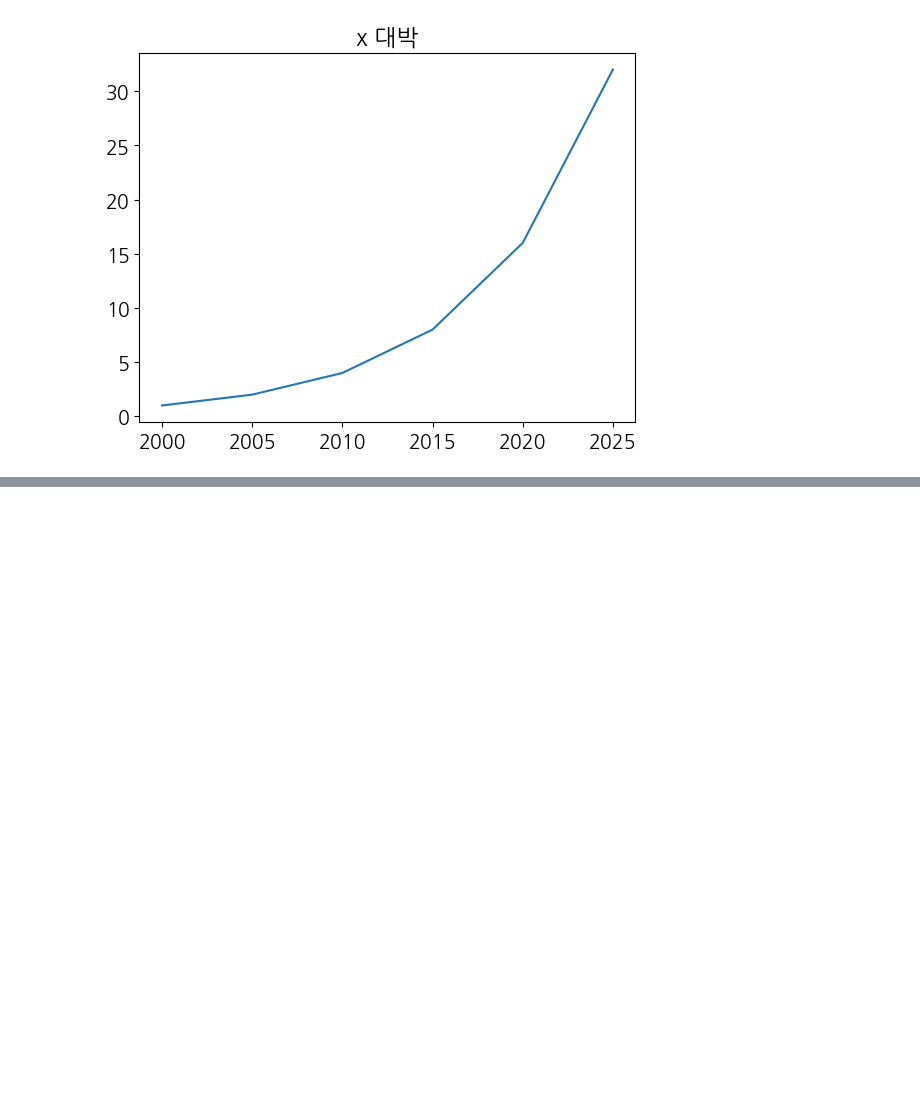
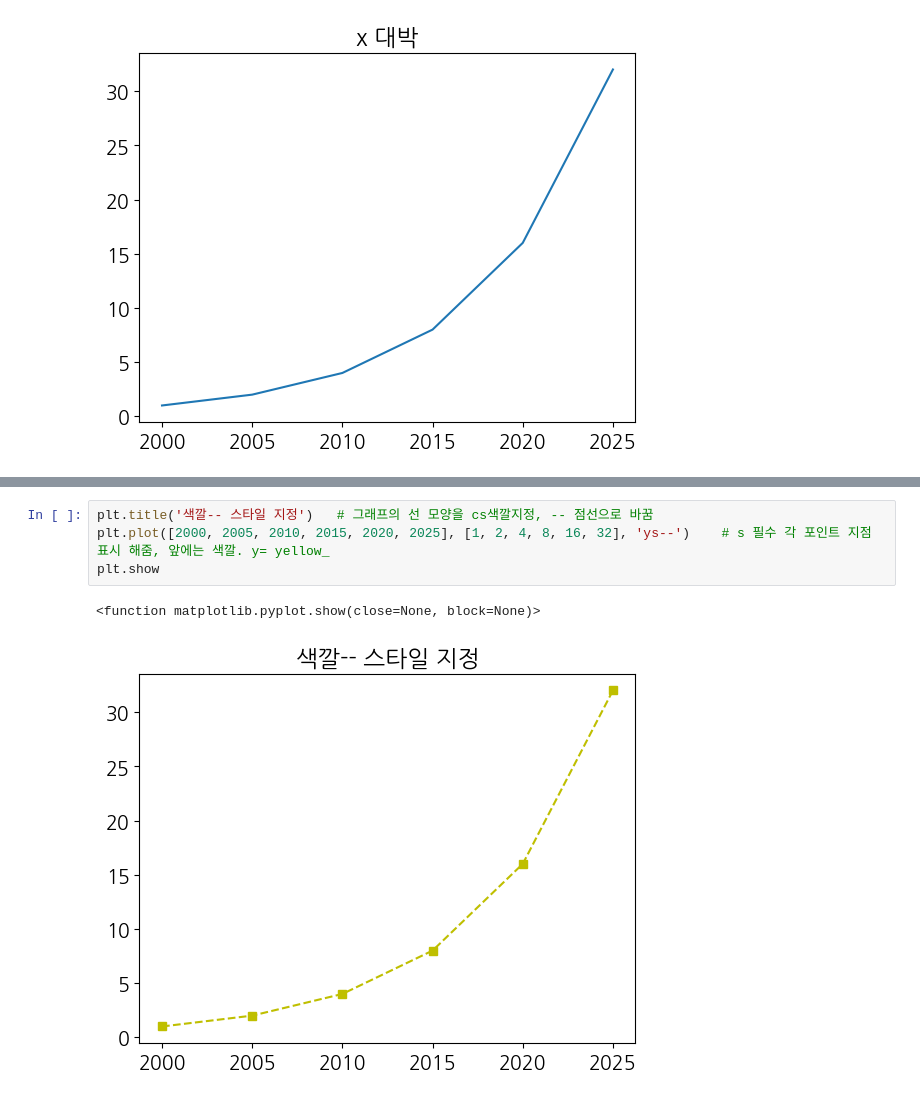
Before and after one commit to kia0919/ptyhon, a Jupyter notebook: matplotilb_visualize_data/matplotlib_basic.ipynb, the cells around one changed output, grey strips where cells are left out. Drawn from its saved outputs; the diff is of its cells as text; blank space fills up the shorter version.

```diff
--- a/matplotilb_visualize_data/matplotlib_basic.ipynb
+++ b/matplotilb_visualize_data/matplotlib_basic.ipynb
@@ -89,0 +101,7 @@ plt.show
+# %%
+plt.title('색깔-- 스타일 지정')   # 그래프의 선 모양을 cs색깔지정, -- 점선으로 바꿈
+plt.plot([2000, 2005, 2010, 2015, 2020, 2025], [1, 2, 4, 8, 16, 32], 'ys--')    # s 필수 각 포인트 지점 표시 해줌, 앞에는 색깔. y= yellow_
+plt.show
+# %% [output]
+<function matplotlib.pyplot.show(close=None, block=None)>
+[figure, added]
```
Also changed, not shown: parts of 25 cells of this notebook.
